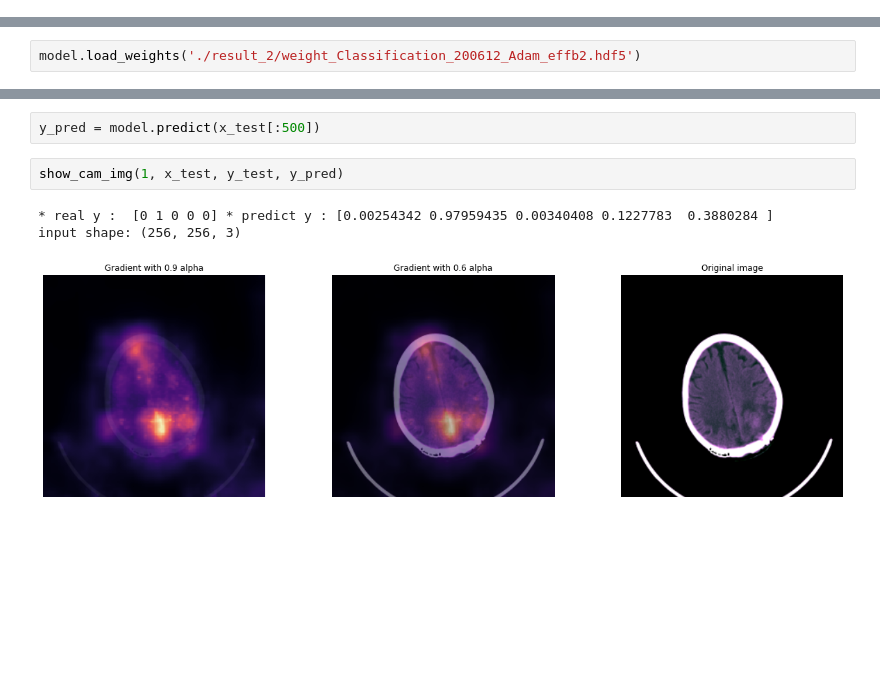
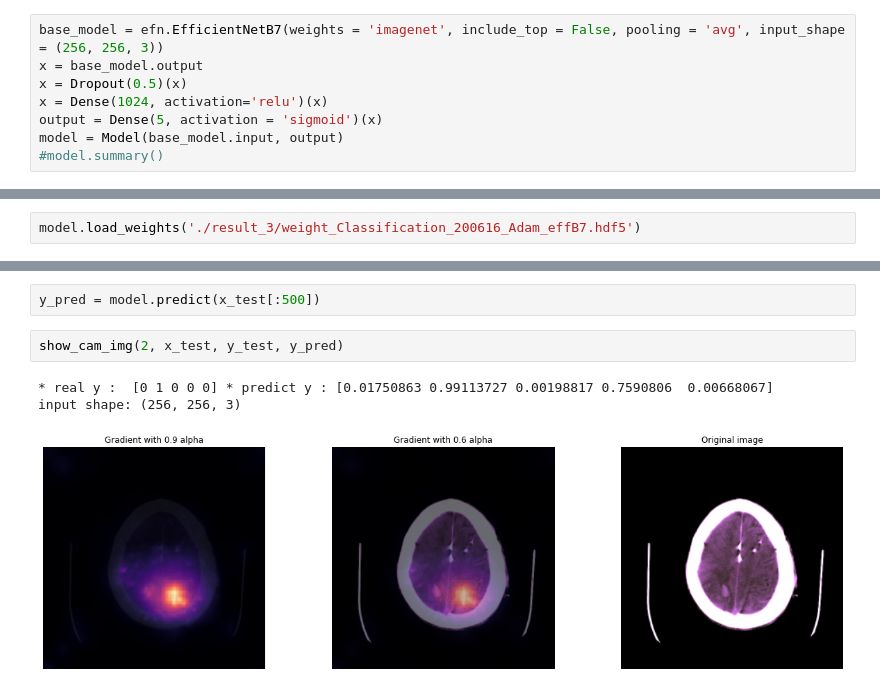
Before and after one commit to yebiny/Diagnosis-brain-CTimages, a Jupyter notebook: 6-CAM/cam_example.ipynb, the cells around one changed output, grey strips where cells are left out. Cells and saved outputs as stored; diff of their text form; blank space fills up the shorter version.

Commit message:
Add effb7 model

```diff
--- a/6-CAM/cam_example.ipynb
+++ b/6-CAM/cam_example.ipynb
@@ -197,14 +181,22 @@ ________________________________________________________________________________
+# %%
+base_model = efn.EfficientNetB7(weights = 'imagenet', include_top = False, pooling = 'avg', input_shape = (256, 256, 3))
+x = base_model.output
+x = Dropout(0.5)(x)
+x = Dense(1024, activation='relu')(x)
+output = Dense(5, activation = 'sigmoid')(x)
+model = Model(base_model.input, output)
+#model.summary()
 # %% [markdown]
  ### Load Weight
 # %%
-model.load_weights('./result_2/weight_Classification_200612_Adam_effb2.hdf5')
+model.load_weights('./result_3/weight_Classification_200616_Adam_effB7.hdf5')
 # %% [markdown]
 # 4. Plot CAM Image
 # %%
 y_pred = model.predict(x_test[:500])
 # %%
-show_cam_img(1, x_test, y_test, y_pred)
+show_cam_img(2, x_test, y_test, y_pred)
 # %% [output]
-* real y :  [0 1 0 0 0] * predict y : [0.00254342 0.97959435 0.00340408 0.1227783  0.3880284 ]
+* real y :  [0 1 0 0 0] * predict y : [0.01750863 0.99113727 0.00198817 0.7590806  0.00668067]
 input shape: (256, 256, 3)
-[figure, old version]
+[figure, new version]
```
Also changed, not shown: parts of 2 cells of this notebook.
